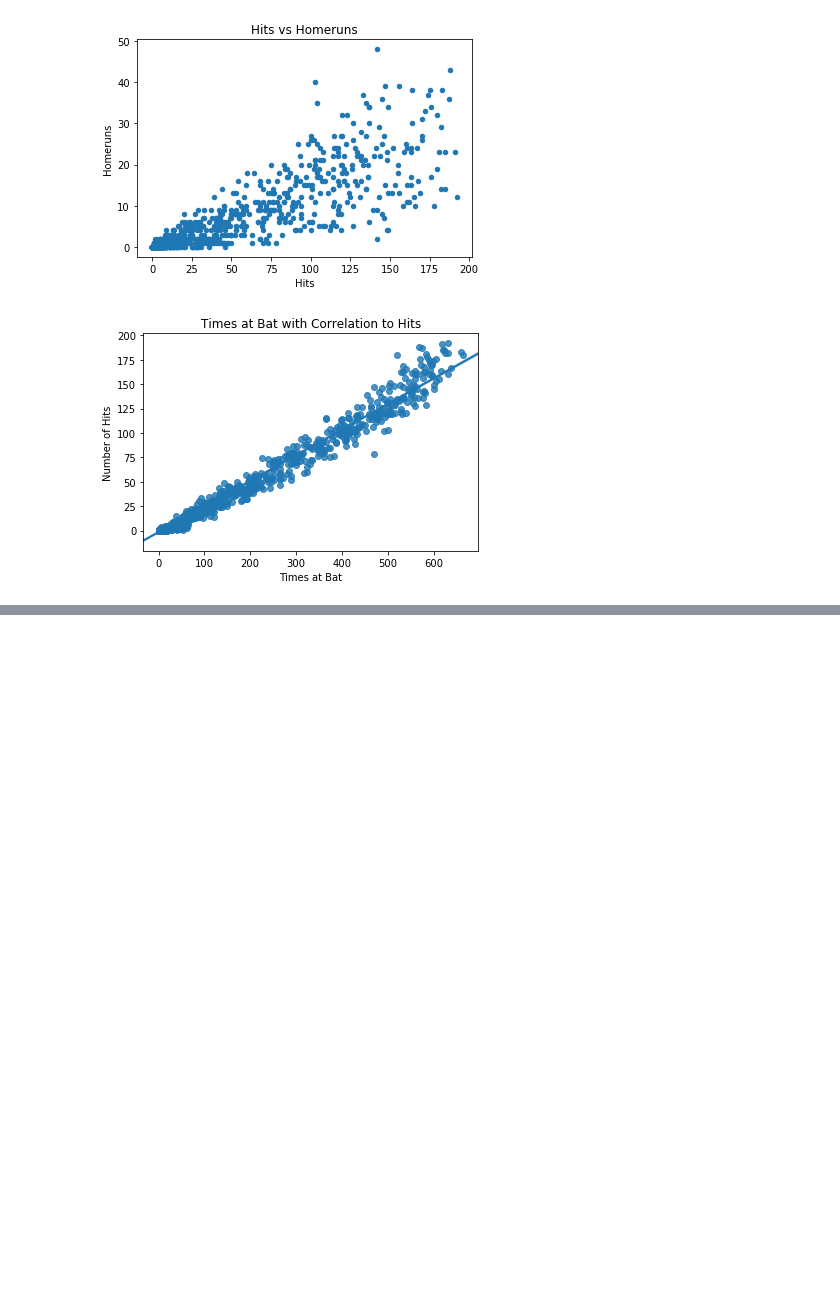
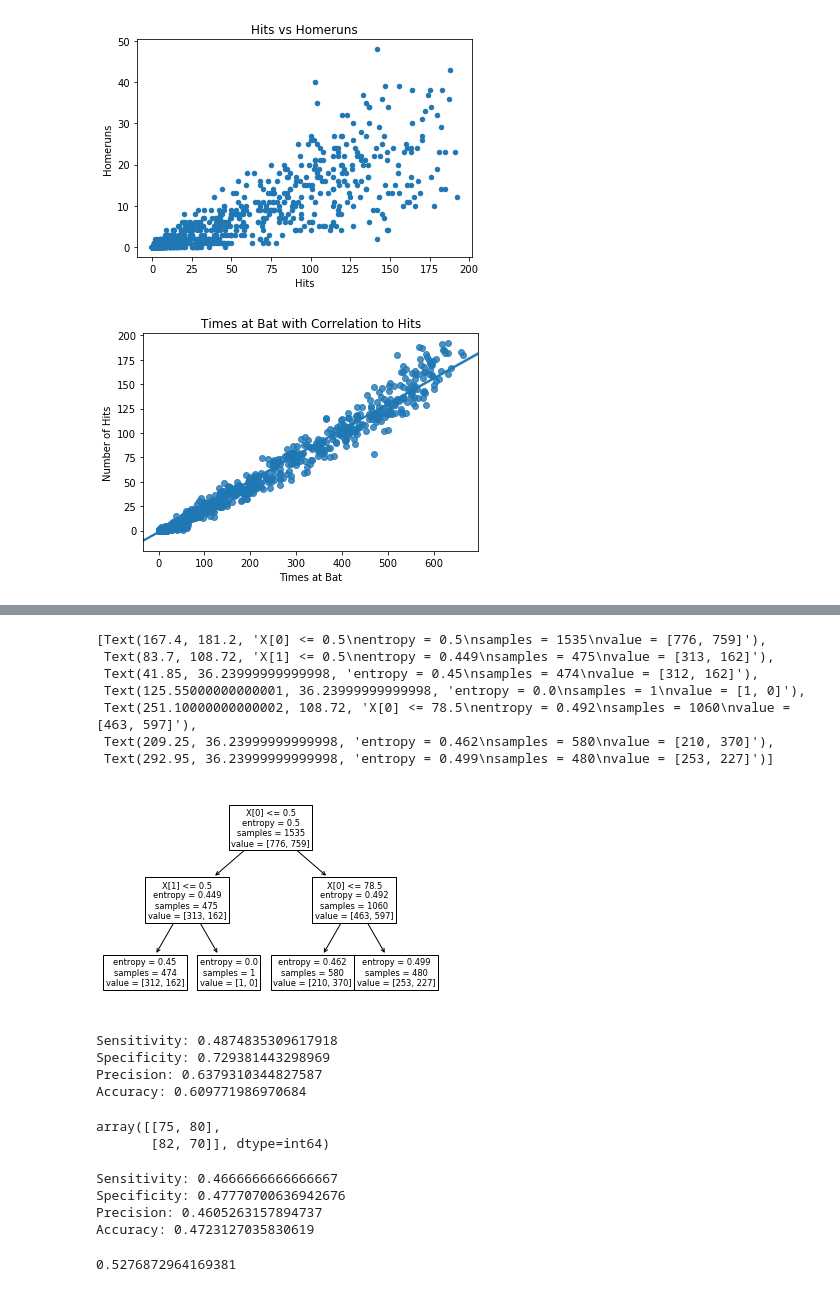
Before and after one commit to Ironware6/sabermetrics_proj, a Jupyter notebook: sabermetric_1.ipynb, the cells around one changed output, grey strips where cells are left out. Cells and saved outputs as stored; diff of their text form; code cells hidden in the pictures; blank space fills up the shorter version.

```diff
--- a/sabermetric_1.ipynb
+++ b/sabermetric_1.ipynb
@@ -253,0 +322,30 @@ Warnings:
+# %%
+tree.plot_tree(clf)
+# %% [output]
+[Text(167.4, 181.2, 'X[0] <= 0.5\nentropy = 0.5\nsamples = 1535\nvalue = [776, 759]'),
+ Text(83.7, 108.72, 'X[1] <= 0.5\nentropy = 0.449\nsamples = 475\nvalue = [313, 162]'),
+ Text(41.85, 36.23999999999998, 'entropy = 0.45\nsamples = 474\nvalue = [312, 162]'),
+ Text(125.55000000000001, 36.23999999999998, 'entropy = 0.0\nsamples = 1\nvalue = [1, 0]'),
+ Text(251.10000000000002, 108.72, 'X[0] <= 78.5\nentropy = 0.492\nsamples = 1060\nvalue = [463, 597]'),
+ Text(209.25, 36.23999999999998, 'entropy = 0.462\nsamples = 580\nvalue = [210, 370]'),
+ Text(292.95, 36.23999999999998, 'entropy = 0.499\nsamples = 480\nvalue = [253, 227]')]
+[figure, added]
+# %%
+tn, fp, fn, tp = met.confusion_matrix(mlb_new['lgID_NL'], predictions).ravel()
+
+sensitivity = tp/(tp + fn)
+specificity = tn/(tn + fp)
+precision = tp/(tp + fp)
+accuracy = (tp + tn)/(tp + tn + fp + fn)
+
+print("Sensitivity:",sensitivity)
+print("Specificity:",specificity)
+print("Precision:", precision)
+print("Accuracy:",accuracy)
+
+#P
+# %% [output]
+Sensitivity: 0.4874835309617918
+Specificity: 0.729381443298969
+Precision: 0.6379310344827587
+Accuracy: 0.609771986970684
@@ -253,0 +360,28 @@ Warnings:
+# %%
+confusion_matrix(y_test, y_pred, labels = [1,0])
+# %% [output]
+array([[75, 80],
+       [82, 70]], dtype=int64)
+# %%
+tn, fn, fp, tp = confusion_matrix(y_test, y_pred, labels = [1,0]).ravel()
+
+sensitivity = tp/(tp + fn)
+specificity = tn/(tn + fp)
+precision = tp/(tp + fp)
+accuracy = (tp + tn)/(tp + tn + fp + fn)
+
+
+print("Sensitivity:",sensitivity)
+print("Specificity:",specificity)
+print("Precision:", precision)
+print("Accuracy:",accuracy)
+# %% [output]
+Sensitivity: 0.4666666666666667
+Specificity: 0.47770700636942676
+Precision: 0.4605263157894737
+Accuracy: 0.4723127035830619
+# %%
+
+mean_squared_error(y_test,y_pred)
+# %% [output]
+0.5276872964169381
```
Also changed, not shown: parts of 16 cells of this notebook, 7 other files.
